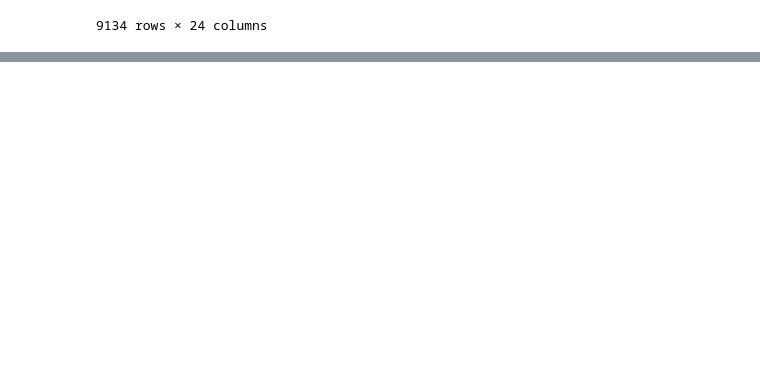
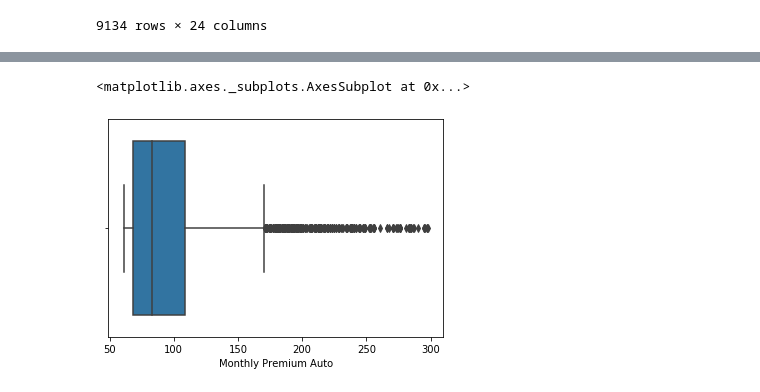
Before and after one commit to aman11verma/Open-IIT-DA, a Jupyter notebook: Pyder.ipynb, the cells around one changed output, grey strips where cells are left out. Drawn from its saved outputs; the diff is of its cells as text; code cells hidden in the pictures; blank space fills up the shorter version.

```diff
--- a/Pyder.ipynb
+++ b/Pyder.ipynb
@@ -145,0 +153,5 @@ ins['Months Since Policy Inception'] = np.where(ins['Months Since Policy Incepti
+# %%
+sns.boxplot(x=ins['Monthly Premium Auto'])
+# %% [output]
+<matplotlib.axes._subplots.AxesSubplot at 0x...>
+[figure, added]
```
Also changed, not shown: parts of 27 cells of this notebook.
